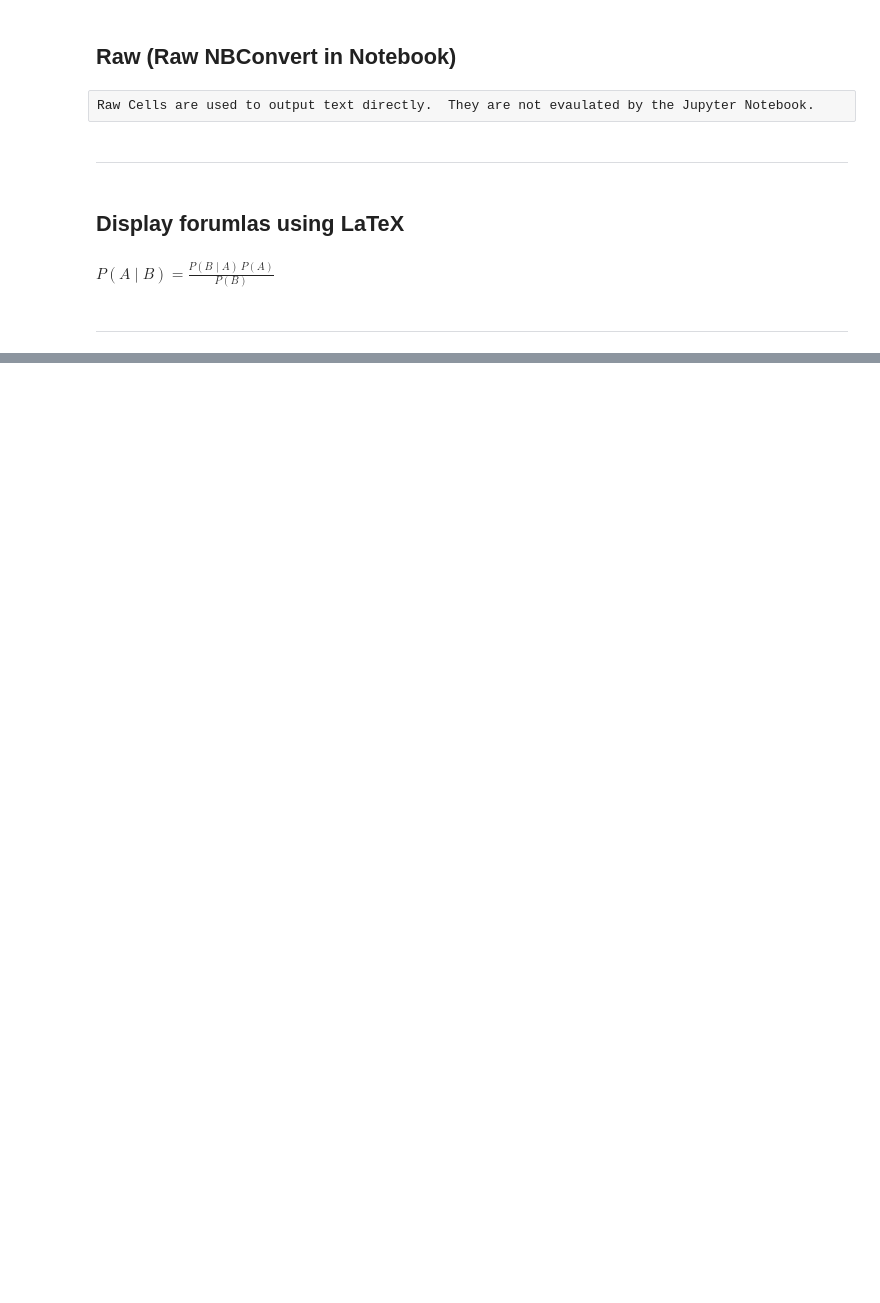
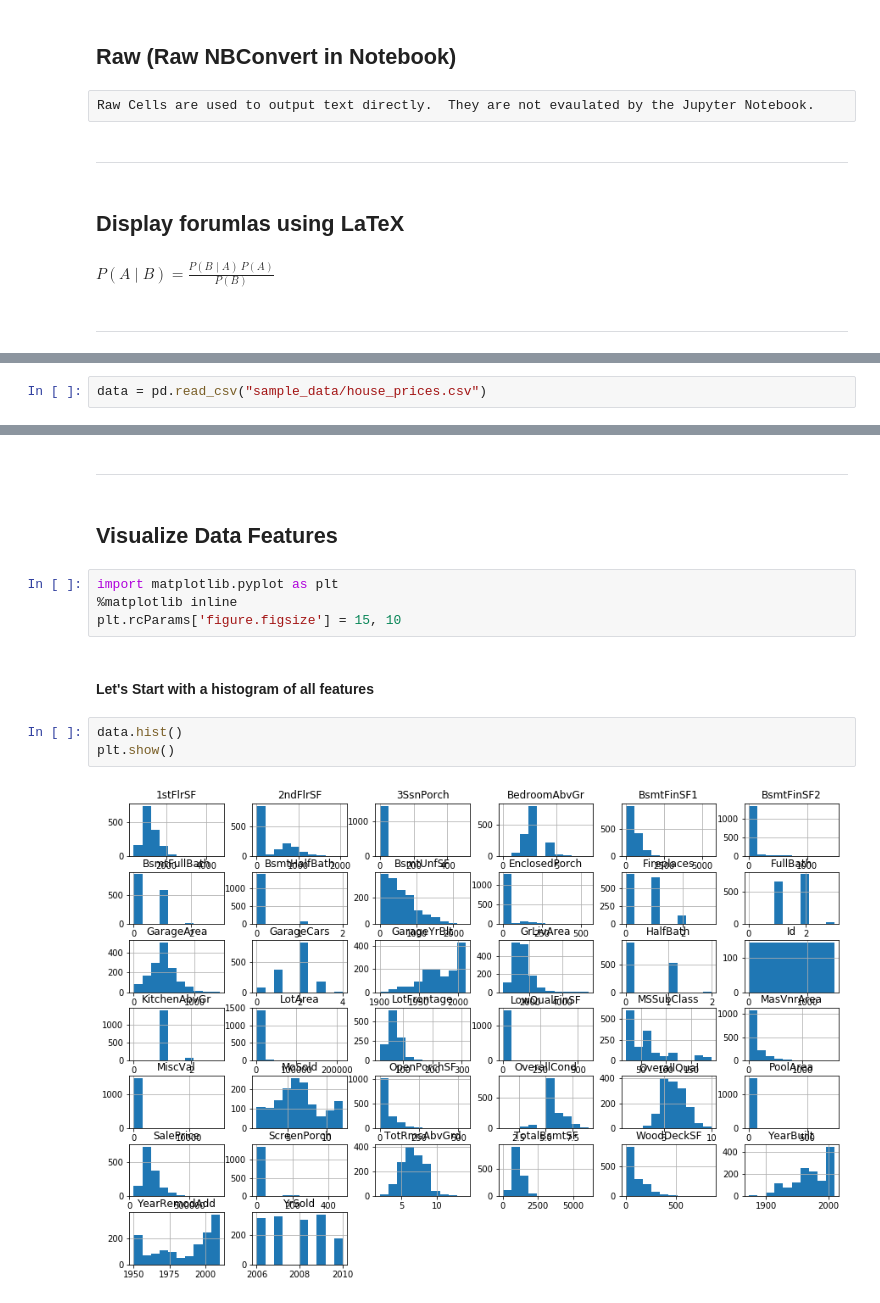
Before and after one commit to ryanbales/Jupyter-Notebooks-Overview, a Jupyter notebook: 1_Getting_Started.ipynb, the cells around one changed output, grey strips where cells are left out. Drawn from its saved outputs; the diff is of its cells as text; blank space fills up the shorter version.

Commit message:
Cleaning up Getting Started Notes.  Adding Requirements.txt

```diff
--- a/1_Getting_Started.ipynb
+++ b/1_Getting_Started.ipynb
@@ -59,0 +45,2 @@ b = 1234
+# %%
+data = pd.read_csv("sample_data/house_prices.csv")
@@ -59,0 +70,15 @@ b = 1234
+# %% [markdown]
+***
+# %% [markdown]
+## Visualize Data Features
+# %%
+import matplotlib.pyplot as plt
+%matplotlib inline
+plt.rcParams['figure.figsize'] = 15, 10
+# %% [markdown]
+#### Let's Start with a histogram of all features
+# %%
+data.hist()
+plt.show()
+# %% [output]
+[figure, added]
```
Also changed, not shown: parts of 15 cells of this notebook, 4 other files.
